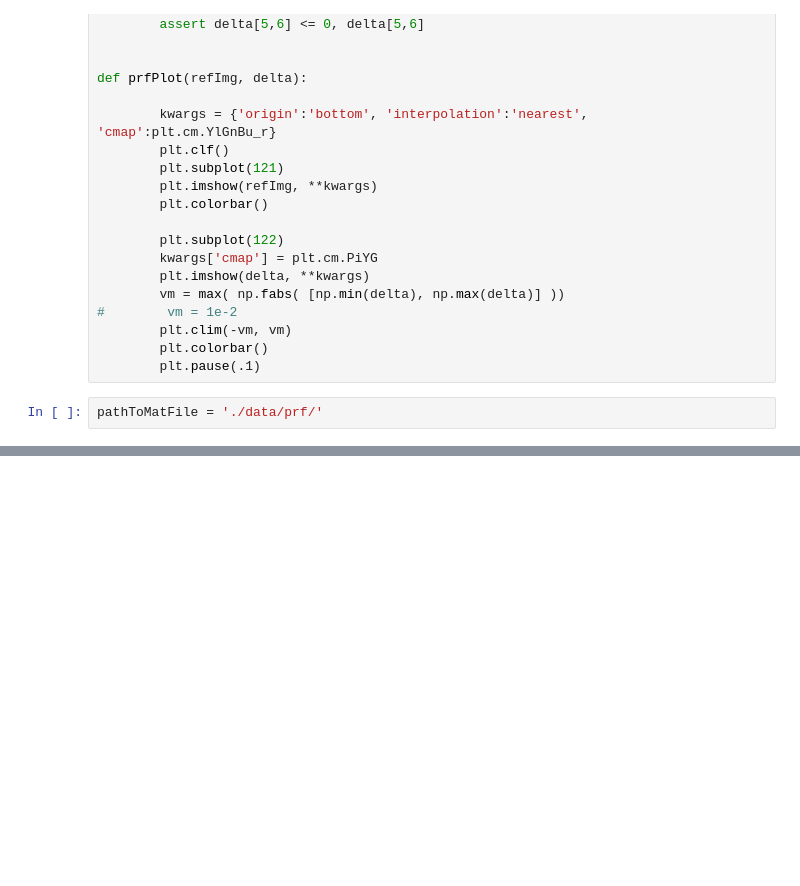
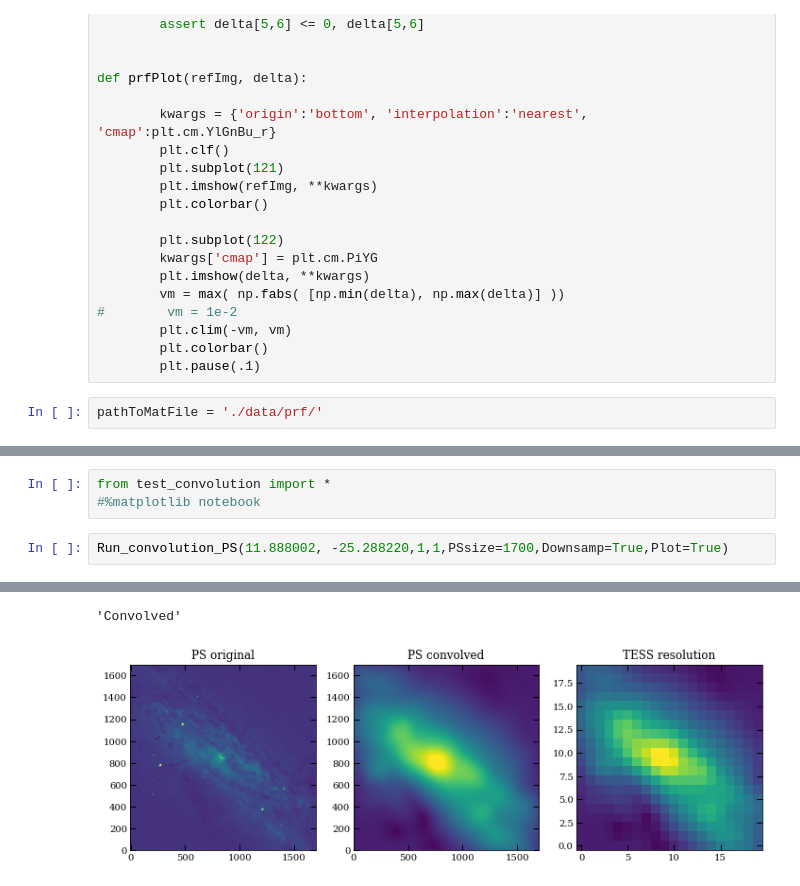
Before and after one commit to CheerfulUser/SynDiffold, a Jupyter notebook: PRF_modelling.ipynb, the cells around one changed output, grey strips where cells are left out. Saved outputs shown, nothing was run; the diff lists cells and outputs as text; blank space fills up the shorter version.

```diff
--- a/PRF_modelling.ipynb
+++ b/PRF_modelling.ipynb
@@ -55,0 +250,6 @@ testRowFrac(pathToMatFile)
+# %%
+from test_convolution import *
+#%matplotlib notebook
+# %%
+Run_convolution_PS(11.888002, -25.288220,1,1,PSsize=1700,Downsamp=True,Plot=True)
+# %% [output]
@@ -55,0 +258,2 @@ testRowFrac(pathToMatFile)
+'Convolved'
+[figure, added]
```
Also changed, not shown: parts of 42 cells of this notebook, 1 other file.
